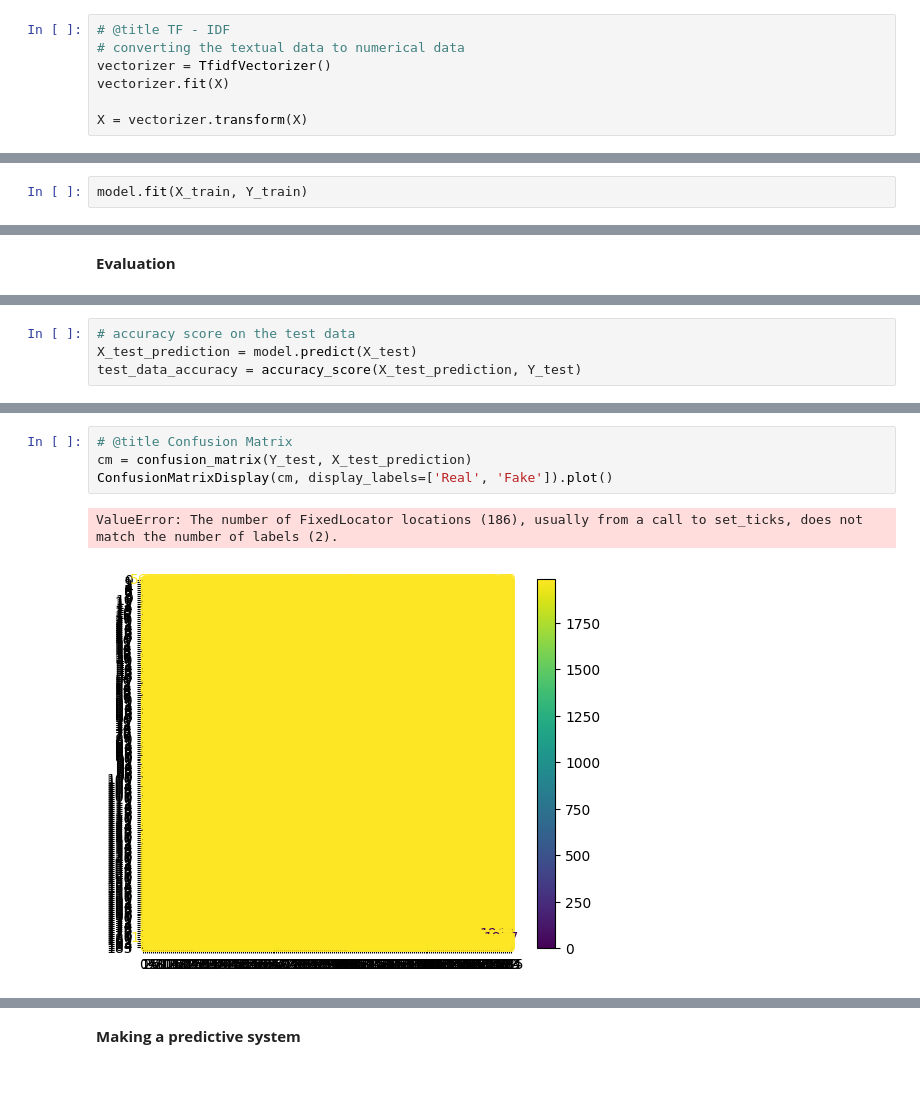
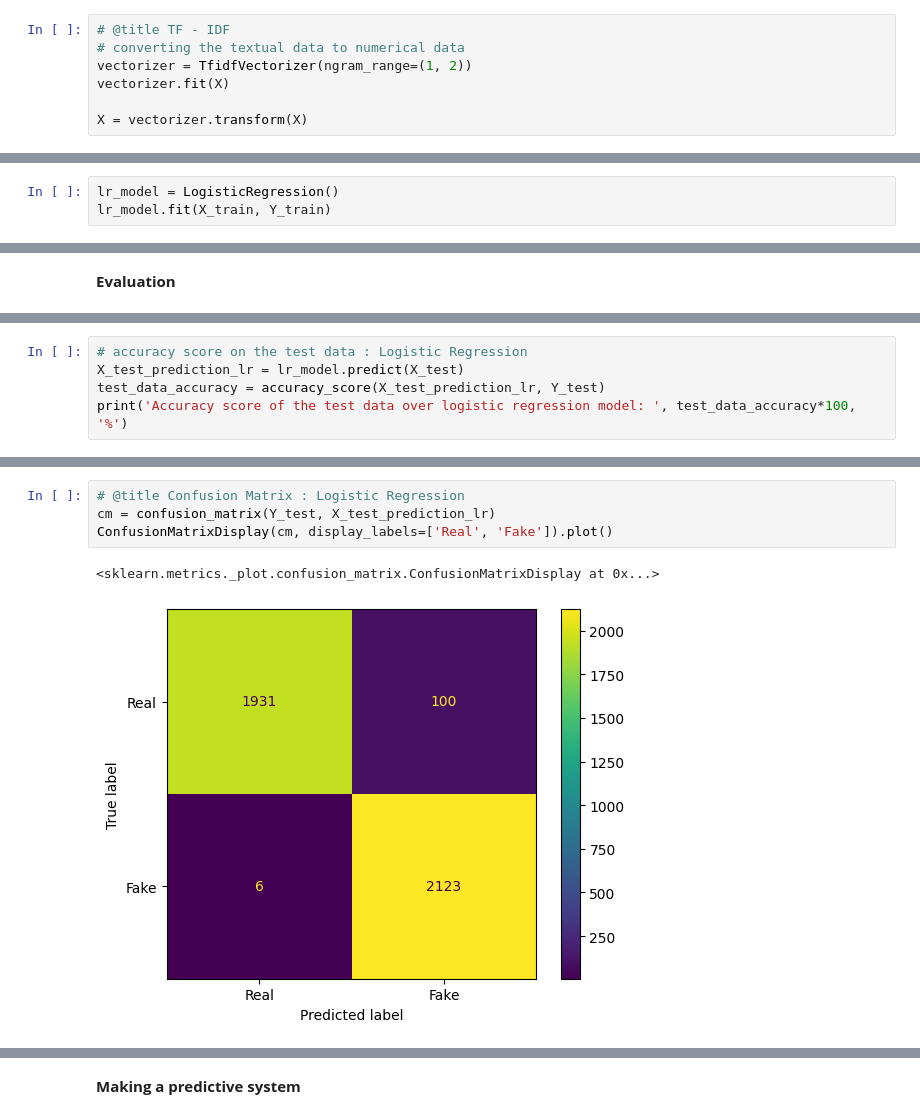
Before and after one commit to Aniket6334/Fake-News-Detector, a Jupyter notebook: Fake_News_Detector.ipynb, the cells around one changed output, grey strips where cells are left out. Cells and saved outputs as stored; diff of their text form; blank space fills up the shorter version.

```diff
--- a/Fake_News_Detector.ipynb
+++ b/Fake_News_Detector.ipynb
@@ -207,7 +187,7 @@ print(Y)
 # %%
 # @title TF - IDF
 # converting the textual data to numerical data
-vectorizer = TfidfVectorizer()
+vectorizer = TfidfVectorizer(ngram_range=(1, 2))
 vectorizer.fit(X)
 
 X = vectorizer.transform(X)
@@ -240,4 +218,5 @@ model = LogisticRegression()
 # %%
-model.fit(X_train, Y_train)
+lr_model = LogisticRegression()
+lr_model.fit(X_train, Y_train)
 # %% [output]
 LogisticRegression()
@@ -281,4 +289,5 @@ Misclassified Samples:
 # %%
-# accuracy score on the test data
-X_test_prediction = model.predict(X_test)
-test_data_accuracy = accuracy_score(X_test_prediction, Y_test)
+# accuracy score on the test data : Logistic Regression
+X_test_prediction_lr = lr_model.predict(X_test)
+test_data_accuracy = accuracy_score(X_test_prediction_lr, Y_test)
+print('Accuracy score of the test data over logistic regression model: ', test_data_accuracy*100, '%')
@@ -312,7 +353,7 @@ Misclassified Samples:
 # %%
-# @title Confusion Matrix
-cm = confusion_matrix(Y_test, X_test_prediction)
+# @title Confusion Matrix : Logistic Regression
+cm = confusion_matrix(Y_test, X_test_prediction_lr)
 ConfusionMatrixDisplay(cm, display_labels=['Real', 'Fake']).plot()
 # %% [output]
-ValueError: The number of FixedLocator locations (186), usually from a call to set_ticks, does not match the number of labels (2).
+<sklearn.metrics._plot.confusion_matrix.ConfusionMatrixDisplay at 0x...>
-[figure, old version]
+[figure, new version]
```
Also changed, not shown: parts of 32 cells of this notebook.
